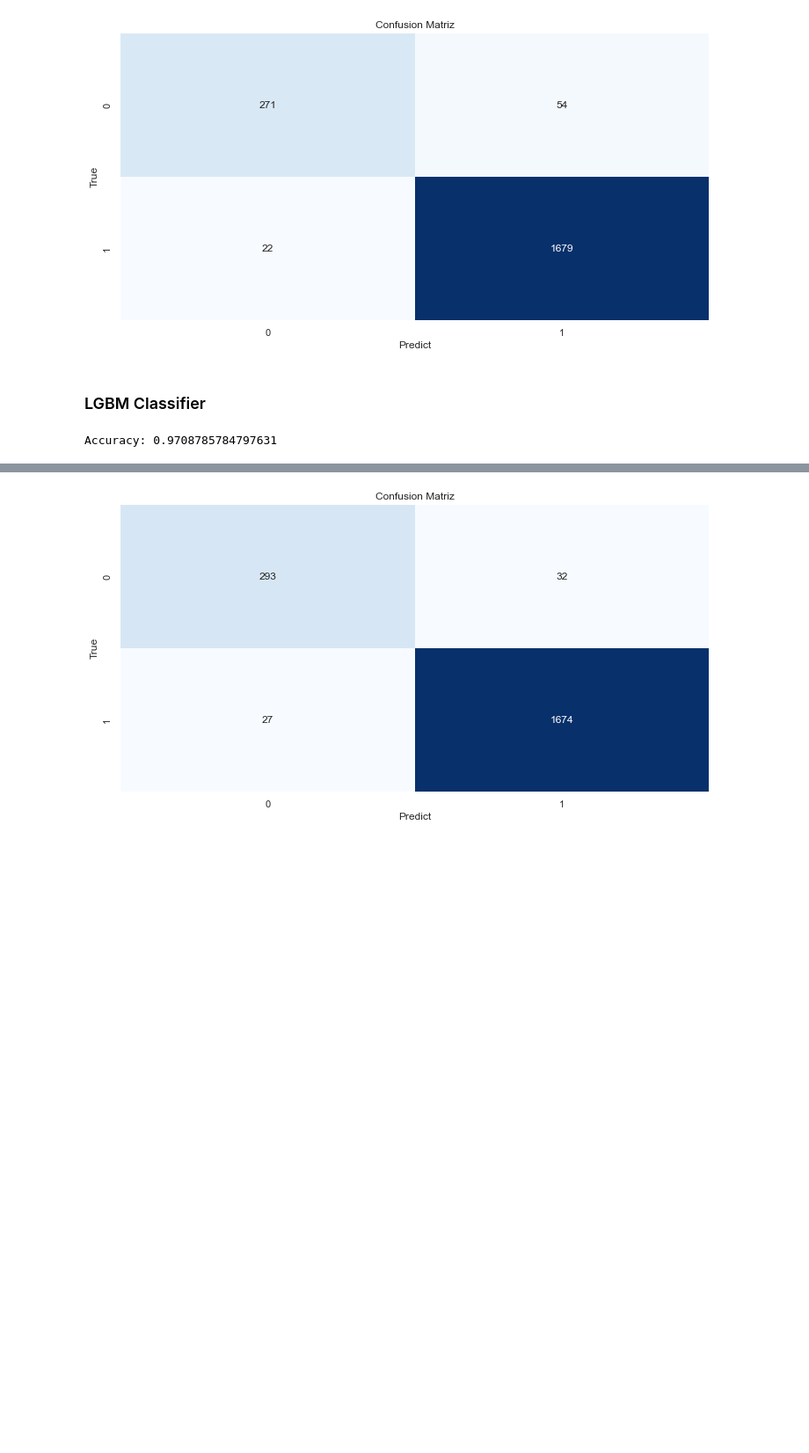
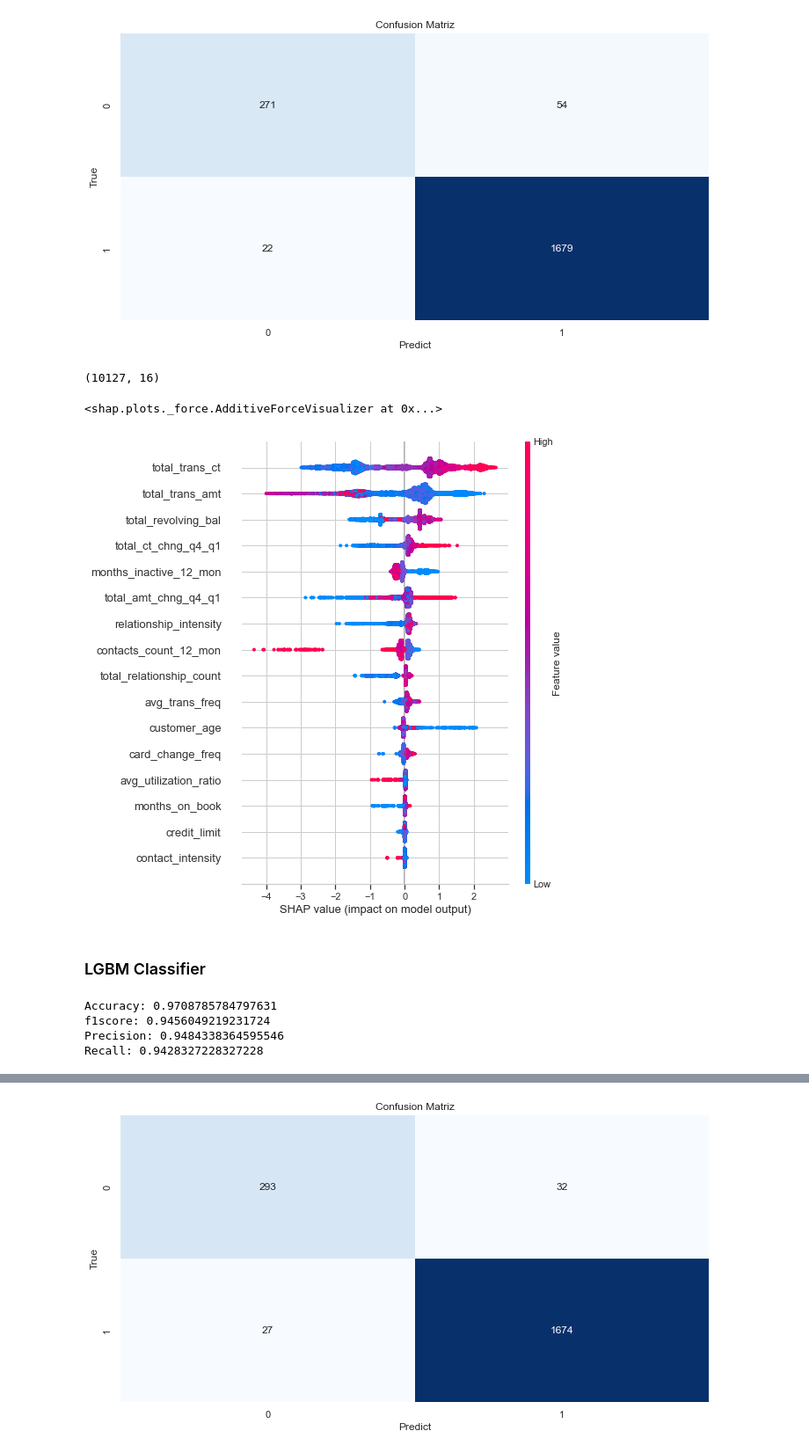
Before and after one commit to leonardoccarv/ChurnBankDetection, a Jupyter notebook: ChurnBankDetection.ipynb, the cells around one changed output, grey strips where cells are left out. Shown at 88% size. Drawn from its saved outputs; the diff is of its cells as text; code cells hidden in the pictures; blank space fills up the shorter version.

```diff
--- a/ChurnBankDetection.ipynb
+++ b/ChurnBankDetection.ipynb
@@ -748,6 +857,21 @@ plt.ylabel("True")
 plt.show()
 # %% [output]
 [figure]
+# %%
+explainer = shap.Explainer(gb)
+shap_values = explainer(X)
+
+np.shape(shap_values.values)
+# %% [output]
+(10127, 16)
+# %%
+shap.plots.force(shap_values[0])
+# %% [output]
+<shap.plots._force.AdditiveForceVisualizer at 0x...>
+# %%
+shap.summary_plot(shap_values, X)
+# %% [output]
+[figure, added]
 # %% [markdown]
 ### LGBM Classifier
 # %%
@@ -758,7 +882,19 @@ lgbm.fit(X_train, y_train)
 # prediction
 y_pred_lgbm = lgbm.predict(X_test)
 
-accuracy = accuracy_score(y_test, y_pred_lgbm)
-print(f"Accuracy: {accuracy}")
+accuracy_lgbm = accuracy_score(y_test, y_pred_lgbm)
+print(f"Accuracy: {accuracy_lgbm}")
+
+f1_score_lgbm = f1_score(y_test, y_pred_lgbm, average='macro')
+print(f"f1score: {f1_score_lgbm}")
+
+precision_lgbm = precision_score(y_test, y_pred_lgbm, average='macro')
+print(f"Precision: {precision_lgbm}")
+
+recall_lgbm = recall_score(y_test, y_pred_lgbm, average='macro')
+print(f"Recall: {recall_lgbm}")
 # %% [output]
 Accuracy: 0.9708785784797631
+f1score: 0.9456049219231724
+Precision: 0.9484338364595546
+Recall: 0.9428327228327228
```
Also changed, not shown: parts of 20 cells of this notebook.
